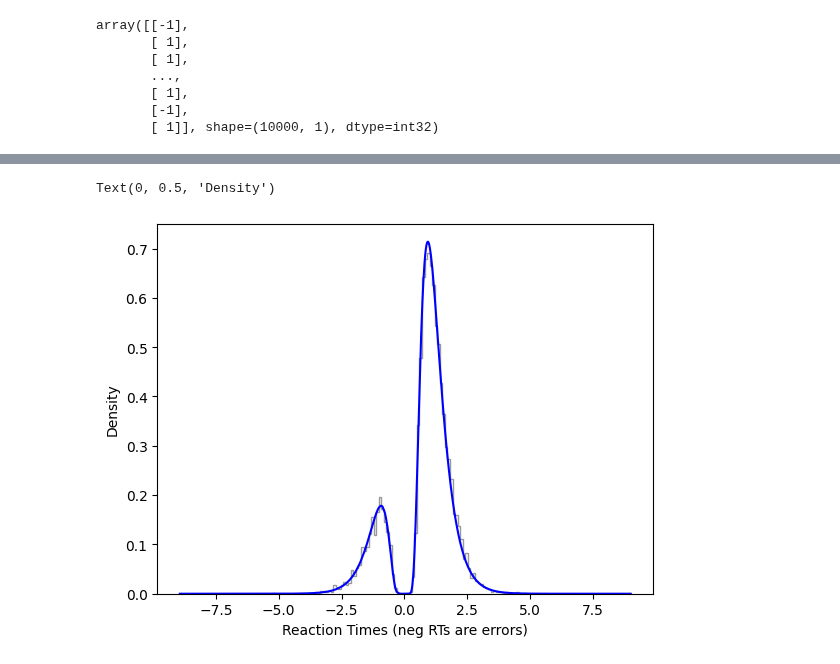
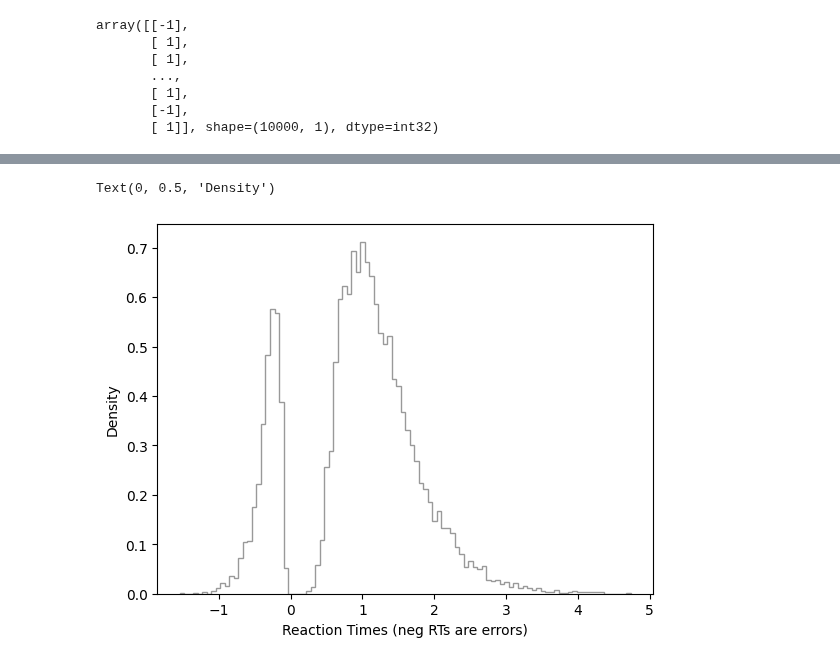
Before and after one commit to lnccbrown/ssm-simulators, a Jupyter notebook: notebooks/test_exgauss_wald.ipynb, the cells around one changed output, grey strips where cells are left out. Saved outputs shown, nothing was run; the diff lists cells and outputs as text; code cells hidden in the pictures.

```diff
--- a/notebooks/test_exgauss_wald.ipynb
+++ b/notebooks/test_exgauss_wald.ipynb
@@ -27,18 +27,38 @@ list(ssms.config.model_config.keys())
 # %%
 from ssms.basic_simulators.simulator import simulator
-mu0 = 5.0
-mu1 = 1.0
+mu0 = 5.0 # mu of ex-gaussian for choice 1
+mu1 = 1.0 # mu of ex-gaussian for choice -1
 sigma0 = 0.5
 sigma1 = 0.1
 tau0 = 0.1
 tau1 = 0.1
 
+v0 = 2.0
+v1 = 2.4
+a0 = 2.5
+a1 = 2.5
+t = 0
+
+sim_out_race = simulator(
+    model="exgauss_race", theta={"mu0": mu0, "mu1": mu1,
+                            "sigma0": sigma0, "sigma1": sigma1,
+                            "tau0": tau0,
+                             "tau1":tau1, "p": np.array([0.8])}, n_samples=10000, random_state = 100,
+    )
 sim_out = simulator(
     model="exgauss", theta={"mu0": mu0, "mu1": mu1,
                             "sigma0": sigma0, "sigma1": sigma1,
                             "tau0": tau0,
                              "tau1":tau1, "p": np.array([0.8])}, n_samples=10000, random_state = 100,
     )
-# sim_out_2 = simulator(
-#     model="shifted_wald", theta={"v": [2.0, 1.5], "a":2.5, "t": 0.0, "p": 0.8}, n_samples=10000, random_state = 100,
-#     )
+
+sim_out_2 = simulator(
+    model="shifted_wald", theta={"v0": v0, "v1": v1,
+                                  "a0":a0, "a1":a1,
+                                  "t": t, "p": 0.8}, n_samples=10000, random_state = 100,
+    )
+sim_out_2_race = simulator(
+    model="shifted_wald_race", theta={"v0": v0, "v1": v1,
+                                  "a0":a0, "a1":a1,
+                                  "t": t, "p": 0.8}, n_samples=10000, random_state = 100
+)
@@ -167,18 +235,18 @@ Text(0, 0.5, 'Density')
 # %%
 plt.hist(
     sim_out_2["rts"][sim_out_2["rts"] != -999] * sim_out_2["choices"][sim_out_2["rts"] != -999],
     bins=100,
     histtype="step",
     color="black",
     label="Weibull Deadline",
     density=True,
     alpha=0.4,
 )
-s_sw = choice_sw*x_sw
-idx_sw = np.argsort(s_sw) # sort the values so theyre not zig zaggy
-plt.plot(s_sw[idx_sw], pdf_vals_sw[idx_sw], color="blue", label="Shifted Wald Likelihood")
+# s_sw = choice_sw*x_sw
+# idx_sw = np.argsort(s_sw) # sort the values so theyre not zig zaggy
+# plt.plot(s_sw[idx_sw], pdf_vals_sw[idx_sw], color="blue", label="Shifted Wald Likelihood")
 plt.xlabel("Reaction Times (neg RTs are errors)")
 plt.ylabel("Density")
 # %% [output]
 Text(0, 0.5, 'Density')
-[figure, old version]
+[figure, new version]
```
Also changed, not shown: parts of 11 cells of this notebook, 6 other files.
